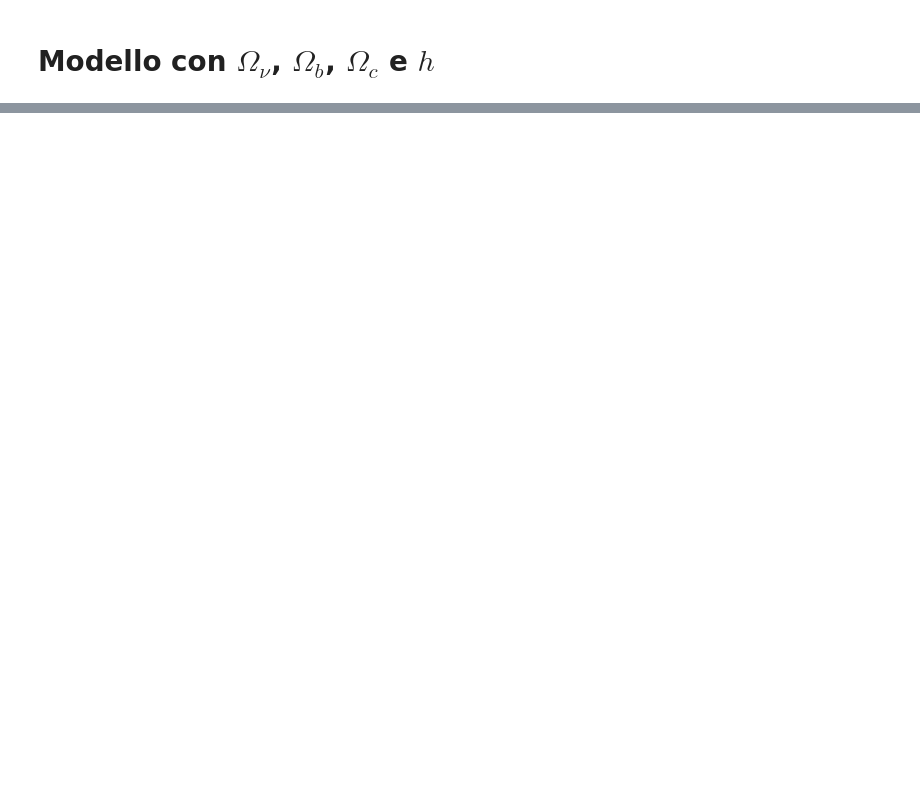
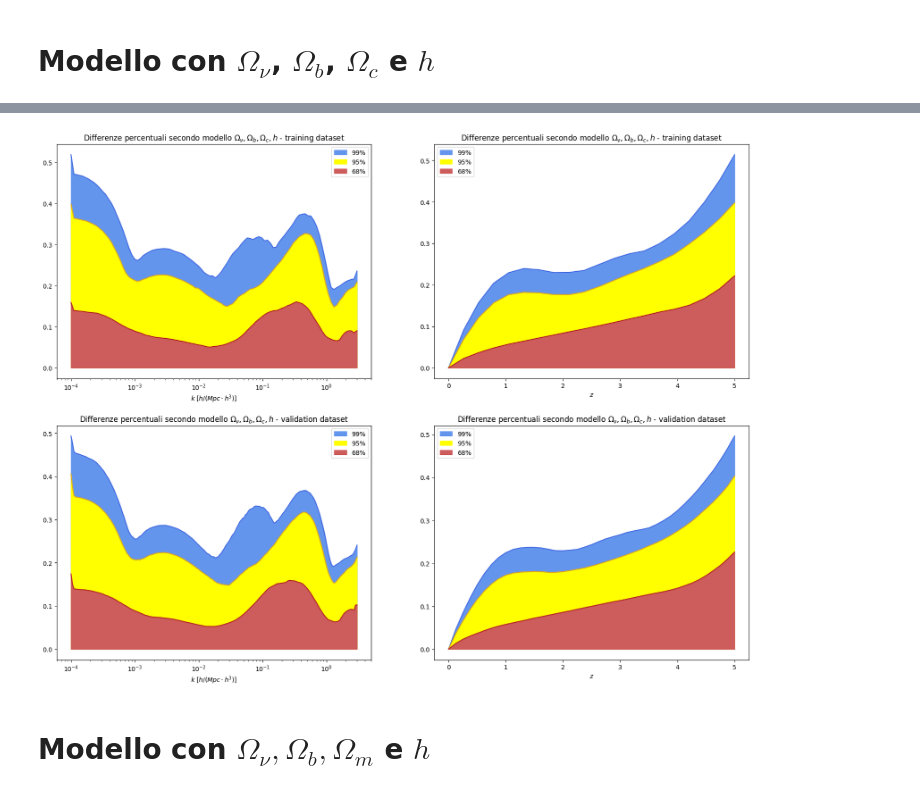
Before and after one commit to ste-cartu/Bachelor-Thesis, a Jupyter notebook: code/graphs_sim.ipynb, the cells around one changed output, grey strips where cells are left out. Drawn from its saved outputs; the diff is of its cells as text; code cells hidden in the pictures; blank space fills up the shorter version.

```diff
--- a/code/graphs_sim.ipynb
+++ b/code/graphs_sim.ipynb
@@ -864,0 +942,51 @@ plt.show()
+# %%
+# preparo il plot delle differenze con il validation dataset
+
+data_VBCh_v2 = np.load('../files/data-val_VBCh_[' +str(nkv)+ ',' +str(nzv)+ ',comb=' +str(ncv)+ '].npy')
+
+diffk_VBCh_v2 = np.zeros([ncv*nzv,nkv])
+diffz_VBCh_v2 = np.zeros([ncv*nkv,nzv])
+
+testk_VBCh_v2 = data_VBCh_v2[np.argsort(data_VBCh_v2[:, 1])]
+for i in range(nkv) :
+    diffk_VBCh_v2[:,i] = 100*np.abs(1-model_VBCh_2.predict(testk_VBCh_v2[i*ncv*nzv:i*ncv*nzv+ncv*nzv,:-1])/testk_VBCh_v2[i*ncv*nzv:i*ncv*nzv+ncv*nzv,-1])
+diffk_VBCh_v2 = np.sort(diffk_VBCh_v2, axis=0)
+
+testz_VBCh_v2 = data_VBCh_v2[np.argsort(data_VBCh_v2[:, 2])]
+for i in range(nzv) :
+    diffz_VBCh_v2[:,i] = 100*np.abs(1-model_VBCh_2.predict(testz_VBCh_v2[i*ncv*nkv:i*ncv*nkv+ncv*nkv,:-1])/testz_VBCh_v2[i*ncv*nkv:i*ncv*nkv+ncv*nkv,-1])
+diffz_VBCh_v2 = np.sort(diffz_VBCh_v2, axis=0)
+# %%
+fig, axs = plt.subplots(2, 2, figsize=(20, 15), gridspec_kw={'hspace': 0.2, 'wspace': 0.2})
+
+x = [[kk, zz], [kkv, zzv]]
+diff = [[diffk_VBCh_2, diffz_VBCh_2], [diffk_VBCh_v2, diffz_VBCh_v2]]
+
+for i in range(2) :
+    for j in range(2) :
+        ind99 = int((diff[i][j].shape[0]/100)*99)
+        axs[i,j].plot(x[i][j], diff[i][j][ind99,:], color='royalblue')
+        axs[i,j].fill_between(x[i][j], diff[i][j][ind99,:], color='cornflowerblue', label='$99\%$')
+
+        ind95 = int((diff[i][j].shape[0]/100)*95)
+        axs[i,j].plot(x[i][j], diff[i][j][ind95,:], color='goldenrod')
+        axs[i,j].fill_between(x[i][j], diff[i][j][ind95,:], color='yellow', label='$95\%$')
+
+        ind68 = int((diff[i][j].shape[0]/100)*68)
+        axs[i,j].plot(x[i][j], diff[i][j][ind68,:], color='firebrick')
+        axs[i,j].fill_between(x[i][j], diff[i][j][ind68,:], color='indianred', label='$68\%$')
+
+        axs[i,j].legend()
+        axs[0,j].set_title(r'Differenze percentuali secondo modello $\Omega_\nu, \Omega_b, \Omega_c, h$ - training dataset')
+        axs[1,j].set_title(r'Differenze percentuali secondo modello $\Omega_\nu, \Omega_b, \Omega_c, h$ - validation dataset')
+
+        axs[i,0].set_xscale('log')
+        axs[i,0].set_xlabel('$k \ [h/(Mpc \cdot h^3)]$')
+        axs[i,1].set_xlabel('$z$')
+
+plt.savefig('../plots/diff_VBCh_2.pdf')
+plt.show()
+# %% [output]
+[figure, added]
+# %% [markdown]
+# Modello con $\Omega_\nu, \Omega_b, \Omega_m$ e $h$
```
Also changed, not shown: parts of 52 cells of this notebook, 31 other files.
